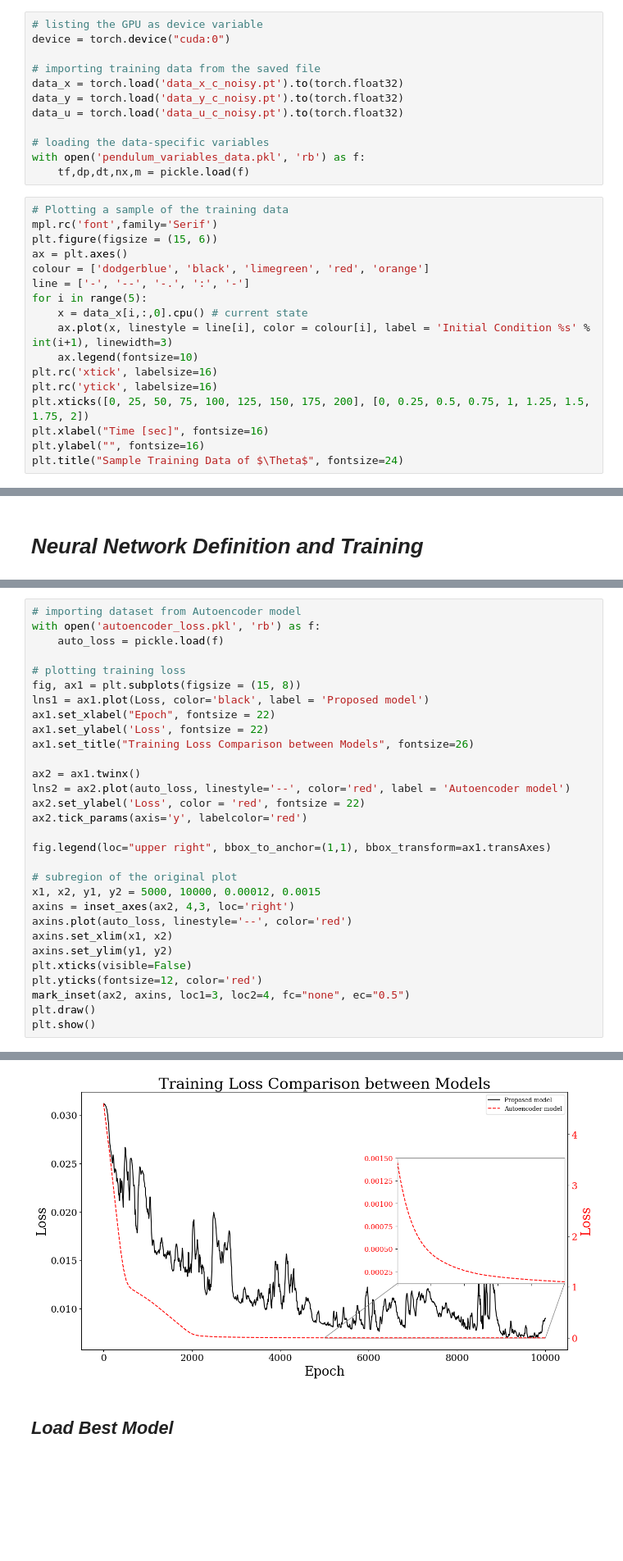
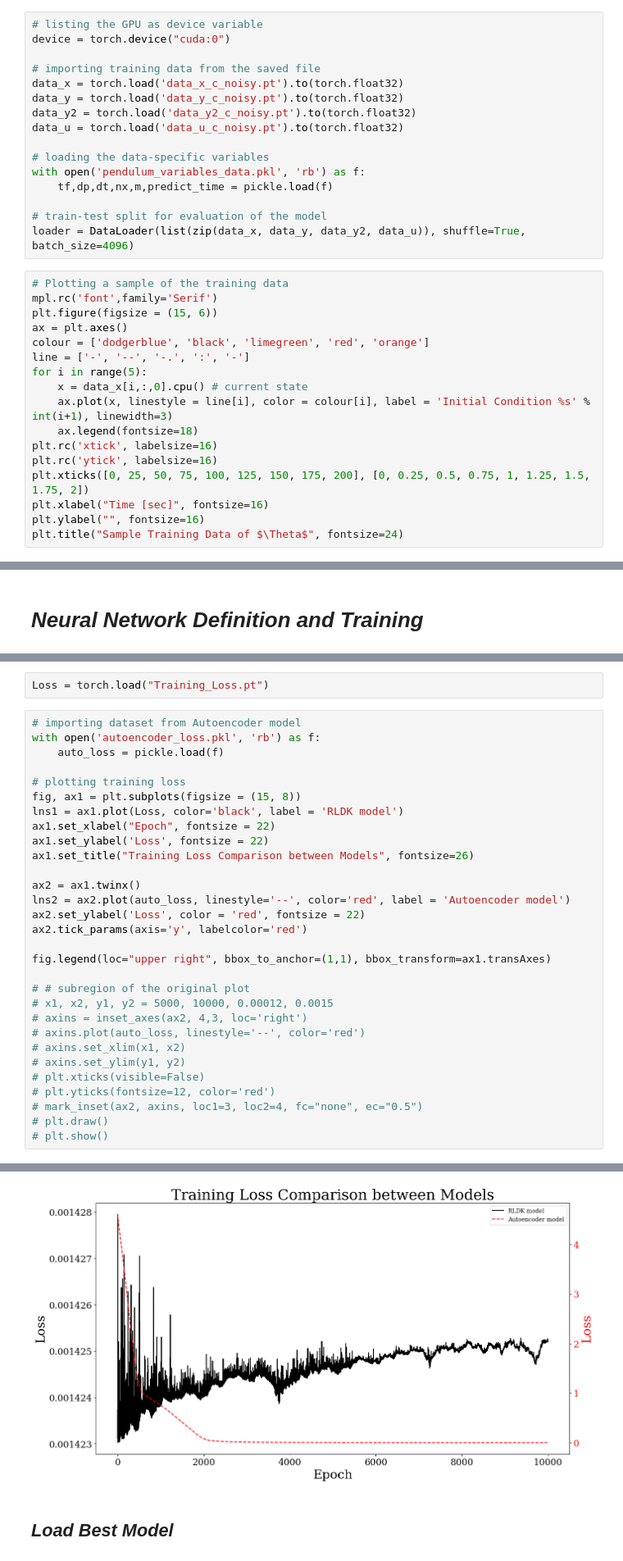
Before and after one commit to tiwari-research-group/Koopman-Control-No-Decoder, a Jupyter notebook: No_Decoder_Pendulum_Noisy.ipynb, the cells around one changed output, grey strips where cells are left out. Shown at 82% size. Saved outputs shown, nothing was run; the diff lists cells and outputs as text; blank space fills up the shorter version.

```diff
--- a/No_Decoder_Pendulum_Noisy.ipynb
+++ b/No_Decoder_Pendulum_Noisy.ipynb
@@ -55,11 +56,15 @@ device = torch.device("cuda:0")
 # importing training data from the saved file
 data_x = torch.load('data_x_c_noisy.pt').to(torch.float32)
 data_y = torch.load('data_y_c_noisy.pt').to(torch.float32)
+data_y2 = torch.load('data_y2_c_noisy.pt').to(torch.float32)
 data_u = torch.load('data_u_c_noisy.pt').to(torch.float32)
 
 # loading the data-specific variables
 with open('pendulum_variables_data.pkl', 'rb') as f:
-    tf,dp,dt,nx,m = pickle.load(f)
+    tf,dp,dt,nx,m,predict_time = pickle.load(f)
+
+# train-test split for evaluation of the model
+loader = DataLoader(list(zip(data_x, data_y, data_y2, data_u)), shuffle=True, batch_size=4096)
 # %%
 # Plotting a sample of the training data
 mpl.rc('font',family='Serif')
@@ -70,7 +75,7 @@ line = ['-', '--', '-.', ':', '-']
 for i in range(5):
     x = data_x[i,:,0].cpu() # current state
     ax.plot(x, linestyle = line[i], color = colour[i], label = 'Initial Condition %s' % int(i+1), linewidth=3)
-    ax.legend(fontsize=10)
+    ax.legend(fontsize=18)
 plt.rc('xtick', labelsize=16)
 plt.rc('ytick', labelsize=16)
 plt.xticks([0, 25, 50, 75, 100, 125, 150, 175, 200], [0, 0.25, 0.5, 0.75, 1, 1.25, 1.5, 1.75, 2])
@@ -249,3 +304,5 @@ Epoch [10000/10000],  Loss: 0.009003125131130
+# %%
+Loss = torch.load("Training_Loss.pt")
 # %%
 # importing dataset from Autoencoder model
 with open('autoencoder_loss.pkl', 'rb') as f:
@@ -253,7 +310,7 @@ with open('autoencoder_loss.pkl', 'rb') as f:
 
 # plotting training loss
 fig, ax1 = plt.subplots(figsize = (15, 8))
-lns1 = ax1.plot(Loss, color='black', label = 'Proposed model')
+lns1 = ax1.plot(Loss, color='black', label = 'RLDK model')
 ax1.set_xlabel("Epoch", fontsize = 22)
 ax1.set_ylabel('Loss', fontsize = 22)
 ax1.set_title("Training Loss Comparison between Models", fontsize=26)
@@ -265,15 +322,15 @@ ax2.tick_params(axis='y', labelcolor='red')
 
 fig.legend(loc="upper right", bbox_to_anchor=(1,1), bbox_transform=ax1.transAxes)
 
-# subregion of the original plot
-x1, x2, y1, y2 = 5000, 10000, 0.00012, 0.0015
-axins = inset_axes(ax2, 4,3, loc='right')
-axins.plot(auto_loss, linestyle='--', color='red')
-axins.set_xlim(x1, x2)
-axins.set_ylim(y1, y2)
-plt.xticks(visible=False)
-plt.yticks(fontsize=12, color='red')
-mark_inset(ax2, axins, loc1=3, loc2=4, fc="none", ec="0.5")
-plt.draw()
-plt.show()
+# # subregion of the original plot
+# x1, x2, y1, y2 = 5000, 10000, 0.00012, 0.0015
+# axins = inset_axes(ax2, 4,3, loc='right')
+# axins.plot(auto_loss, linestyle='--', color='red')
+# axins.set_xlim(x1, x2)
+# axins.set_ylim(y1, y2)
+# plt.xticks(visible=False)
+# plt.yticks(fontsize=12, color='red')
+# mark_inset(ax2, axins, loc1=3, loc2=4, fc="none", ec="0.5")
+# plt.draw()
+# plt.show()
 # %% [output]
@@ -280,4 +338,4 @@ plt.show()
-[figure, old version]
+[figure, new version]
 # %% [markdown]
 ## *Load Best Model*
 # %%
```
Also changed, not shown: parts of 13 cells of this notebook.
